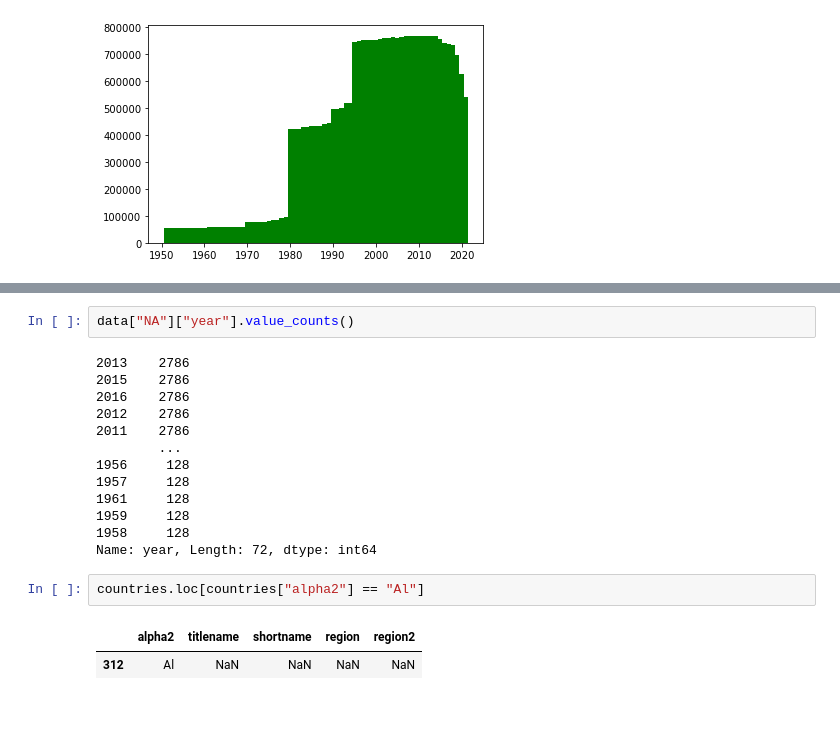
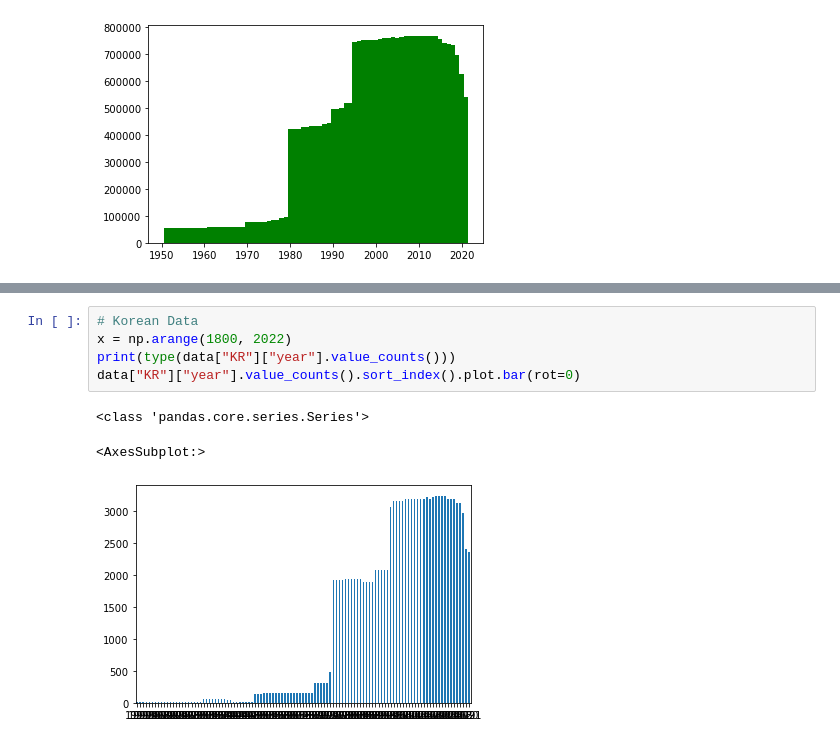
Before and after one commit to Periphanes/WID-Preprocess, a Jupyter notebook: discover.ipynb, the cells around one changed output, grey strips where cells are left out. Cells and saved outputs as stored; diff of their text form; blank space fills up the shorter version.

```diff
--- a/discover.ipynb
+++ b/discover.ipynb
@@ -189,20 +235,9 @@ plt.show()
 # %%
-data["NA"]["year"].value_counts()
+# Korean Data
+x = np.arange(1800, 2022)
+print(type(data["KR"]["year"].value_counts()))
+data["KR"]["year"].value_counts().sort_index().plot.bar(rot=0)
 # %% [output]
-2013    2786
-2015    2786
-2016    2786
-2012    2786
-2011    2786
-        ...
-1956     128
-1957     128
-1961     128
-1959     128
-1958     128
-Name: year, Length: 72, dtype: int64
+<class 'pandas.core.series.Series'>
+<AxesSubplot:>
+[figure, added]
-# %%
-countries.loc[countries["alpha2"] == "Al"]
-# %% [output]
-|  | alpha2 | titlename | shortname | region | region2 |
-| 312 | Al | NaN | NaN | NaN | NaN |
```
Also changed, not shown: parts of 10 cells of this notebook.
